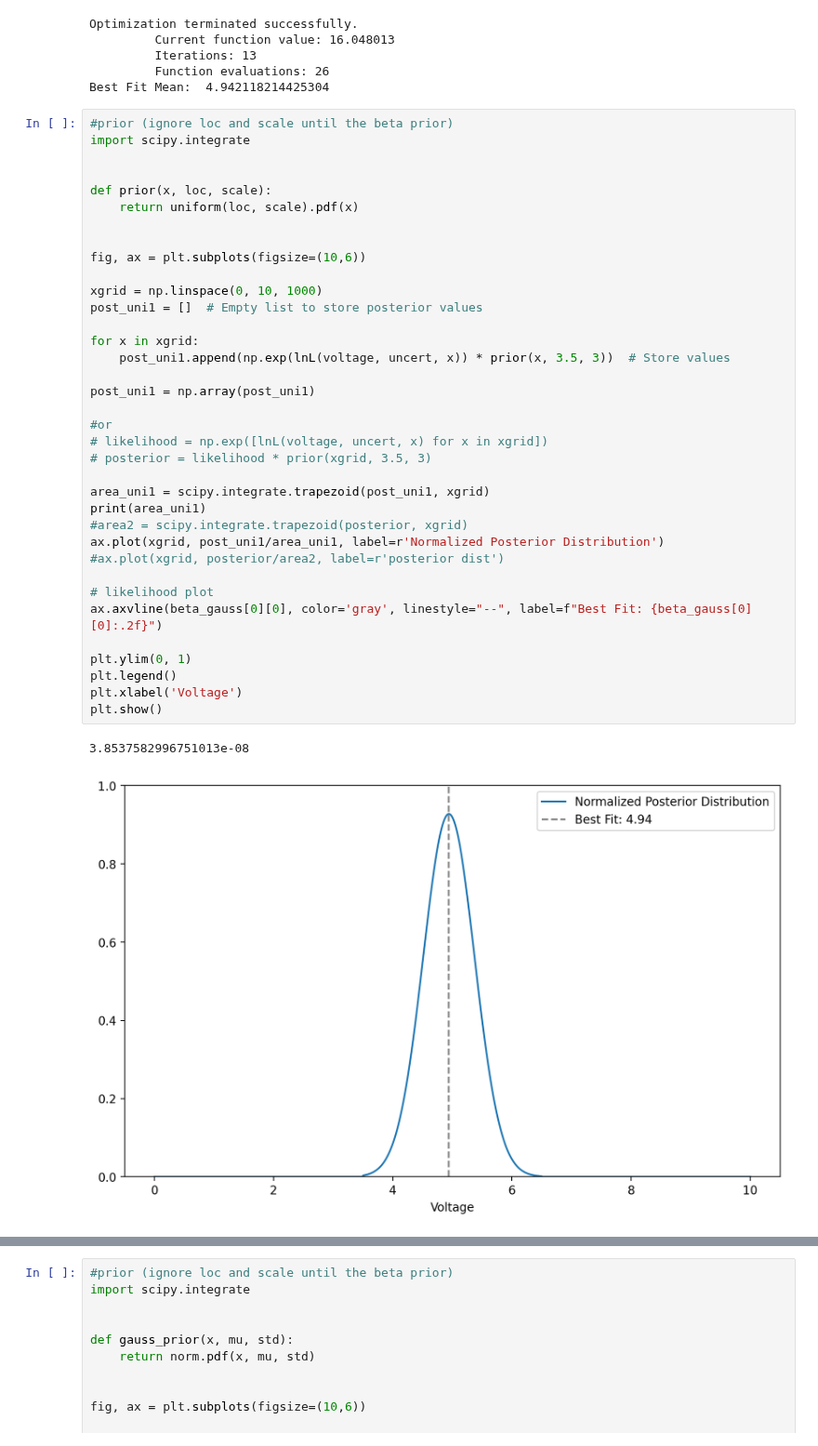
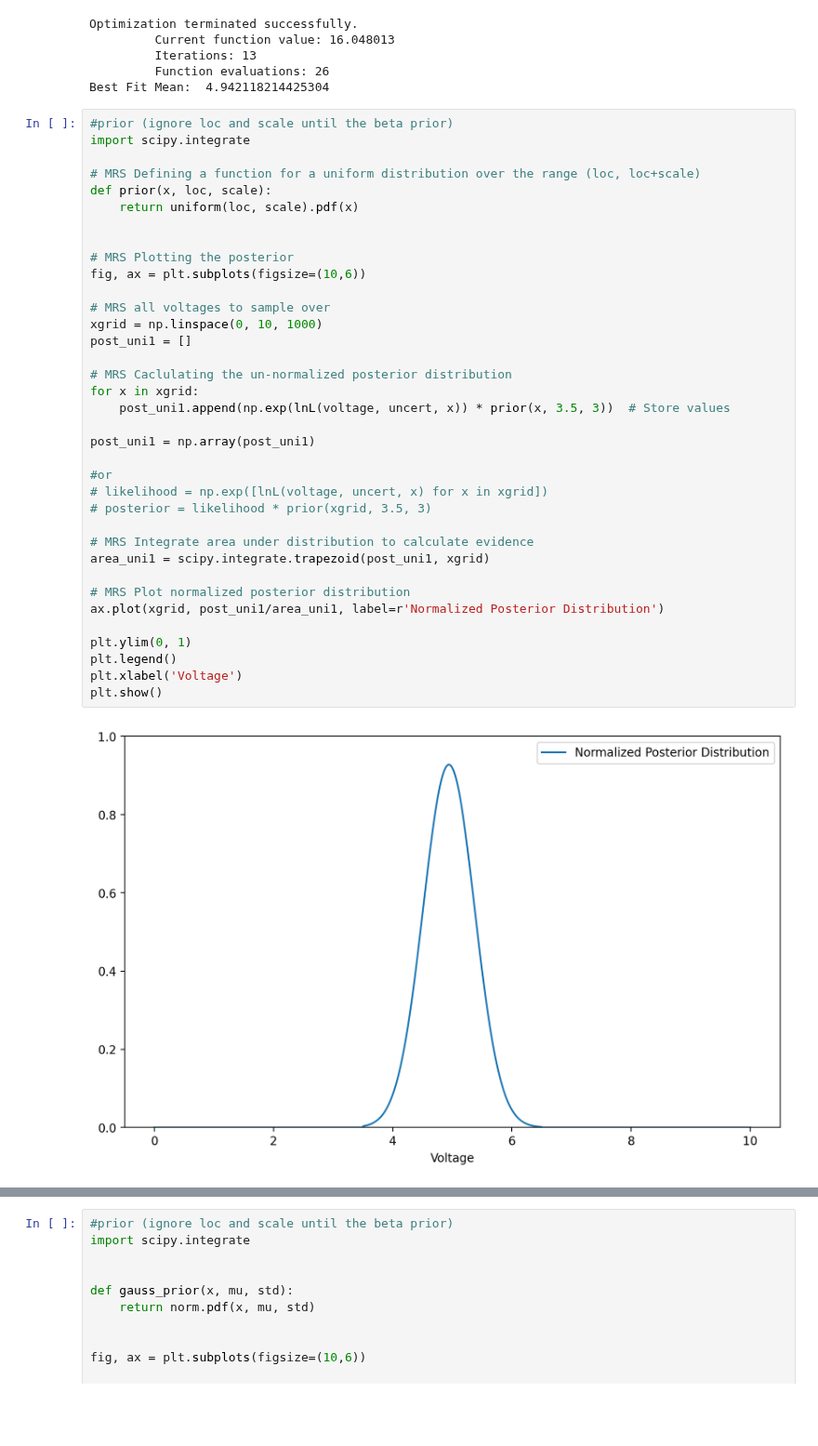
Before and after one commit to VanderbiltAstronomy/astr_8070_s25, a Jupyter notebook: coursework/student_folders/m_rizzosmith/homework/vu_astr8070_s25_hw4_mikerizzosmith.ipynb, the cells around one changed output, grey strips where cells are left out. Shown at 93% size. Saved outputs shown, nothing was run; the diff lists cells and outputs as text; blank space fills up the shorter version.

```diff
--- a/coursework/student_folders/m_rizzosmith/homework/vu_astr8070_s25_hw4_mikerizzosmith.ipynb
+++ b/coursework/student_folders/m_rizzosmith/homework/vu_astr8070_s25_hw4_mikerizzosmith.ipynb
@@ -75,40 +75,39 @@ Best Fit Mean:  4.942118214425304
 # %%
 #prior (ignore loc and scale until the beta prior)
 import scipy.integrate
 
-
+# MRS Defining a function for a uniform distribution over the range (loc, loc+scale)
 def prior(x, loc, scale):
     return uniform(loc, scale).pdf(x)
 
 
+# MRS Plotting the posterior
 fig, ax = plt.subplots(figsize=(10,6))
 
+# MRS all voltages to sample over
 xgrid = np.linspace(0, 10, 1000)
-post_uni1 = []  # Empty list to store posterior values
+post_uni1 = []
 
+# MRS Caclulating the un-normalized posterior distribution
 for x in xgrid:
     post_uni1.append(np.exp(lnL(voltage, uncert, x)) * prior(x, 3.5, 3))  # Store values
 
 post_uni1 = np.array(post_uni1)
 
 #or
 # likelihood = np.exp([lnL(voltage, uncert, x) for x in xgrid])
 # posterior = likelihood * prior(xgrid, 3.5, 3)
 
+# MRS Integrate area under distribution to calculate evidence
 area_uni1 = scipy.integrate.trapezoid(post_uni1, xgrid)
-print(area_uni1)
-#area2 = scipy.integrate.trapezoid(posterior, xgrid)
+
+# MRS Plot normalized posterior distribution
 ax.plot(xgrid, post_uni1/area_uni1, label=r'Normalized Posterior Distribution')
-#ax.plot(xgrid, posterior/area2, label=r'posterior dist')
-
-# likelihood plot
-ax.axvline(beta_gauss[0][0], color='gray', linestyle="--", label=f"Best Fit: {beta_gauss[0][0]:.2f}")
 
 plt.ylim(0, 1)
 plt.legend()
 plt.xlabel('Voltage')
 plt.show()
 # %% [output]
-3.8537582996751013e-08
-[figure, old version]
+[figure, new version]
 # %%
```
Also changed, not shown: parts of 2 cells of this notebook, 1 other file.
